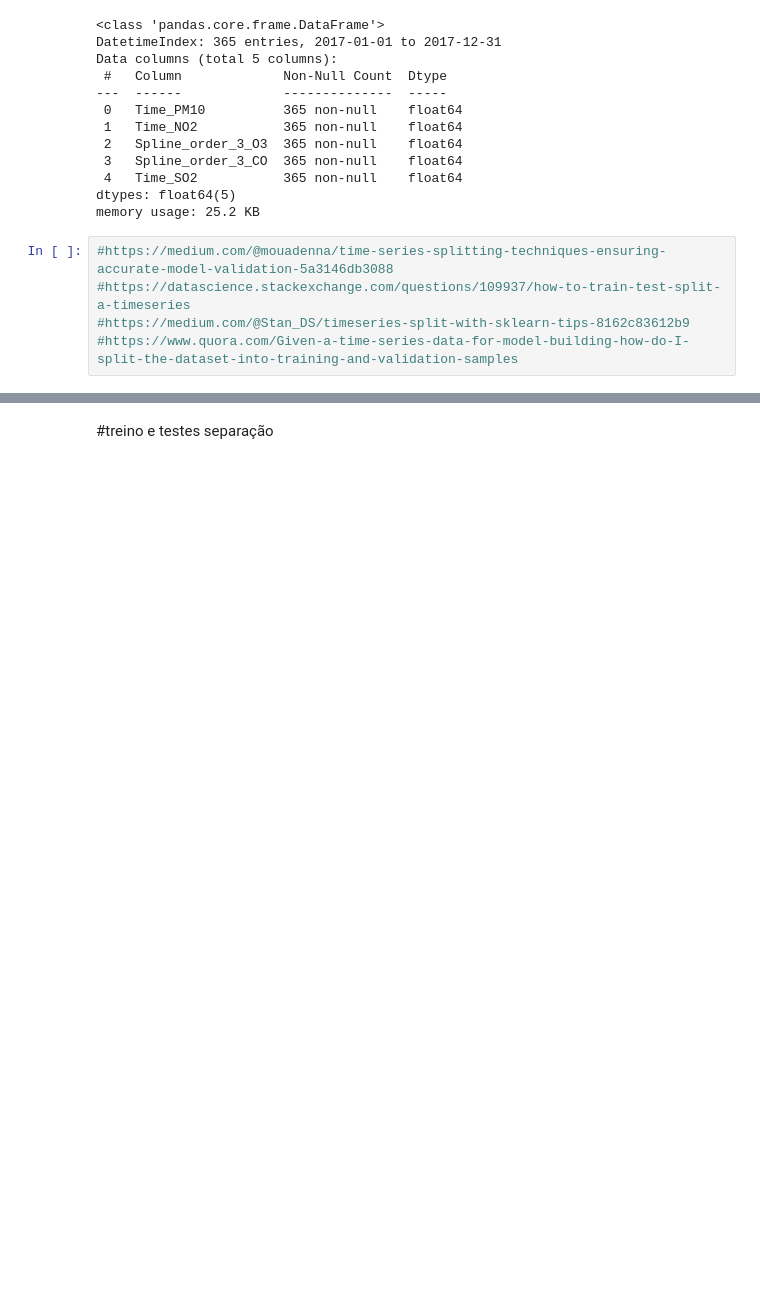
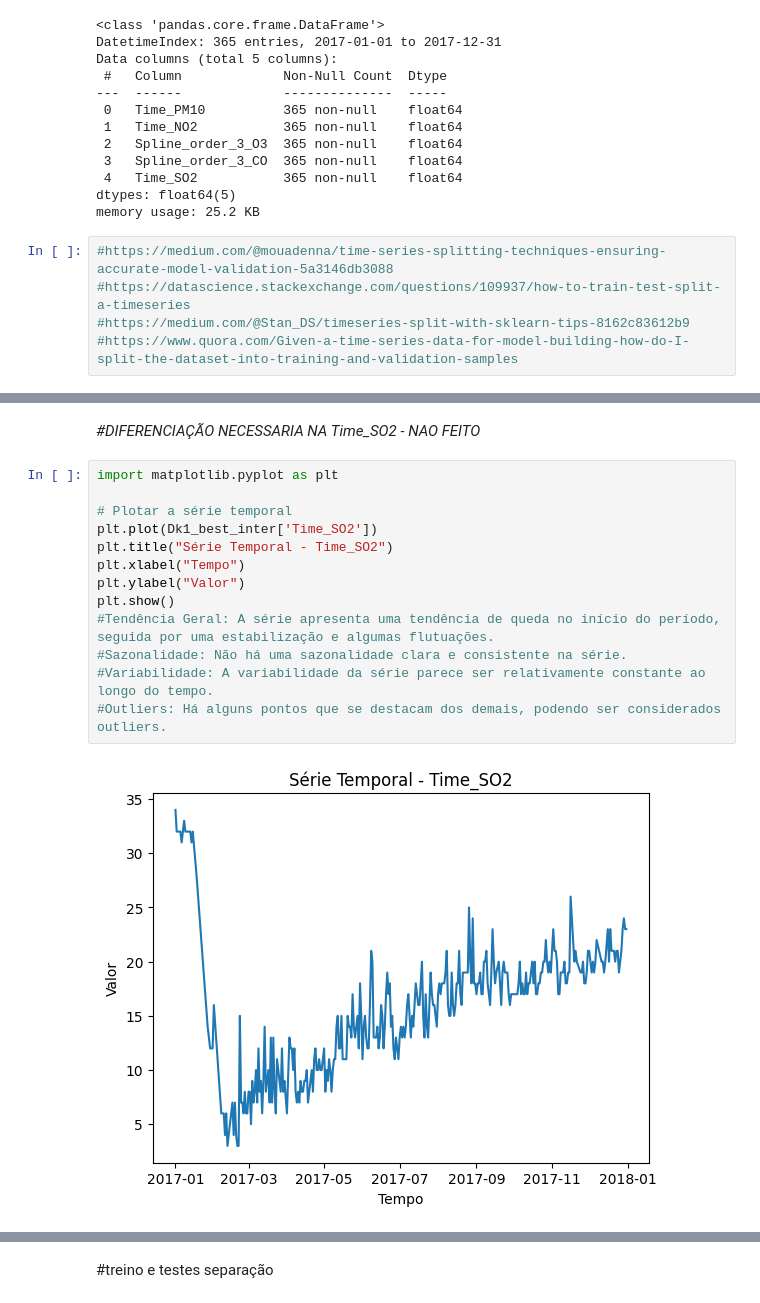
Before and after one commit to metsumesquita/master_degree_UPE, a Jupyter notebook: forecasting.ipynb, the cells around one changed output, grey strips where cells are left out. Saved outputs shown, nothing was run; the diff lists cells and outputs as text; blank space fills up the shorter version.

```diff
--- a/forecasting.ipynb
+++ b/forecasting.ipynb
@@ -1076,0 +1133,17 @@ memory usage: 25.2 KB
+# %% [markdown]
+*#DIFERENCIAÇÃO  NECESSARIA NA Time_SO2 - NAO FEITO*
+# %%
+import matplotlib.pyplot as plt
+
+# Plotar a série temporal
+plt.plot(Dk1_best_inter['Time_SO2'])
+plt.title("Série Temporal - Time_SO2")
+plt.xlabel("Tempo")
+plt.ylabel("Valor")
+plt.show()
+#Tendência Geral: A série apresenta uma tendência de queda no início do período, seguida por uma estabilização e algumas flutuações.
+#Sazonalidade: Não há uma sazonalidade clara e consistente na série.
+#Variabilidade: A variabilidade da série parece ser relativamente constante ao longo do tempo.
+#Outliers: Há alguns pontos que se destacam dos demais, podendo ser considerados outliers.
+# %% [output]
+[figure, added]
```
Also changed, not shown: parts of 29 cells of this notebook.
